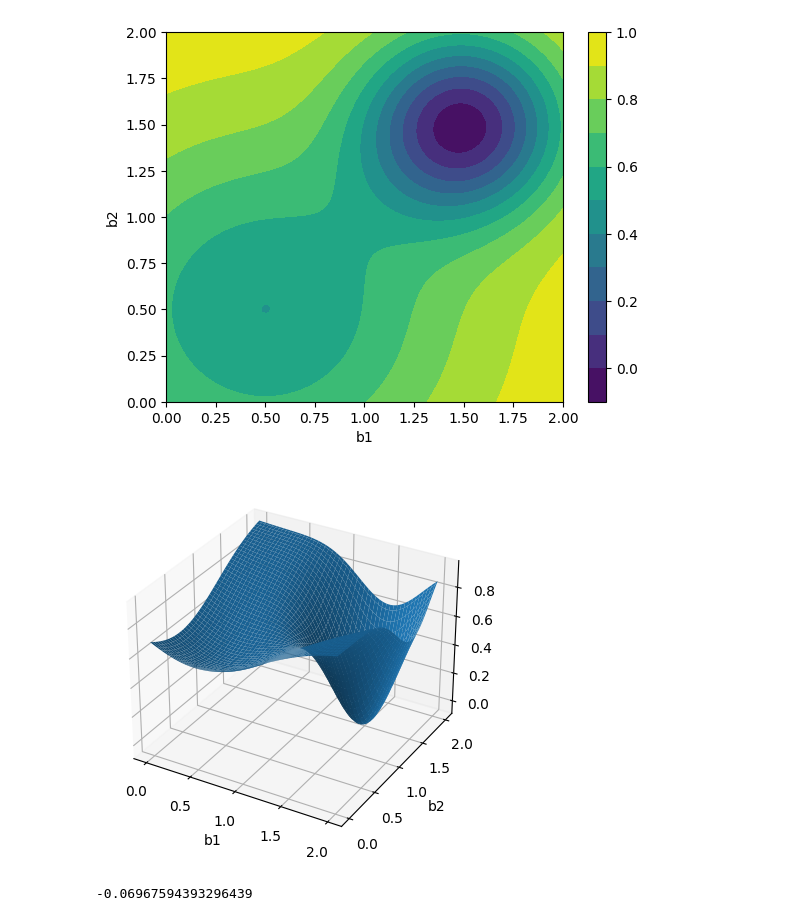
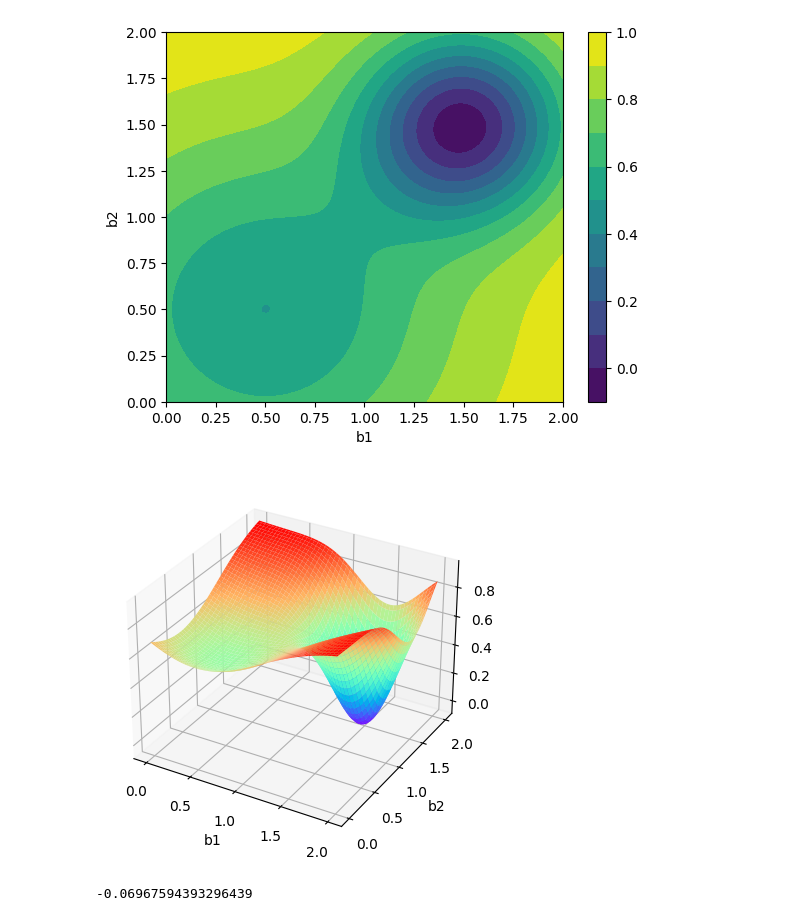
Before and after one commit to wanaler/BD_ML_AI, a Jupyter notebook: code/exersise6.ipynb, the cells around one changed output. Saved outputs shown, nothing was run; the diff lists cells and outputs as text; code cells hidden in the pictures.

```diff
--- a/code/exersise6.ipynb
+++ b/code/exersise6.ipynb
@@ -39,12 +39,12 @@ plt.show()
 [figure]
 # %%
 ax = plt.figure().add_subplot(projection='3d')
-ax.plot_surface(b1grid, b2grid, J)
+ax.plot_surface(b1grid, b2grid, J,cmap = 'rainbow')
 plt.xlabel('b1')
 plt.ylabel('b2')
 plt.show()
 # %% [output]
-[figure, old version]
+[figure, new version]
 # %%
 Jmin = np.min(J)
 Jmin
```
